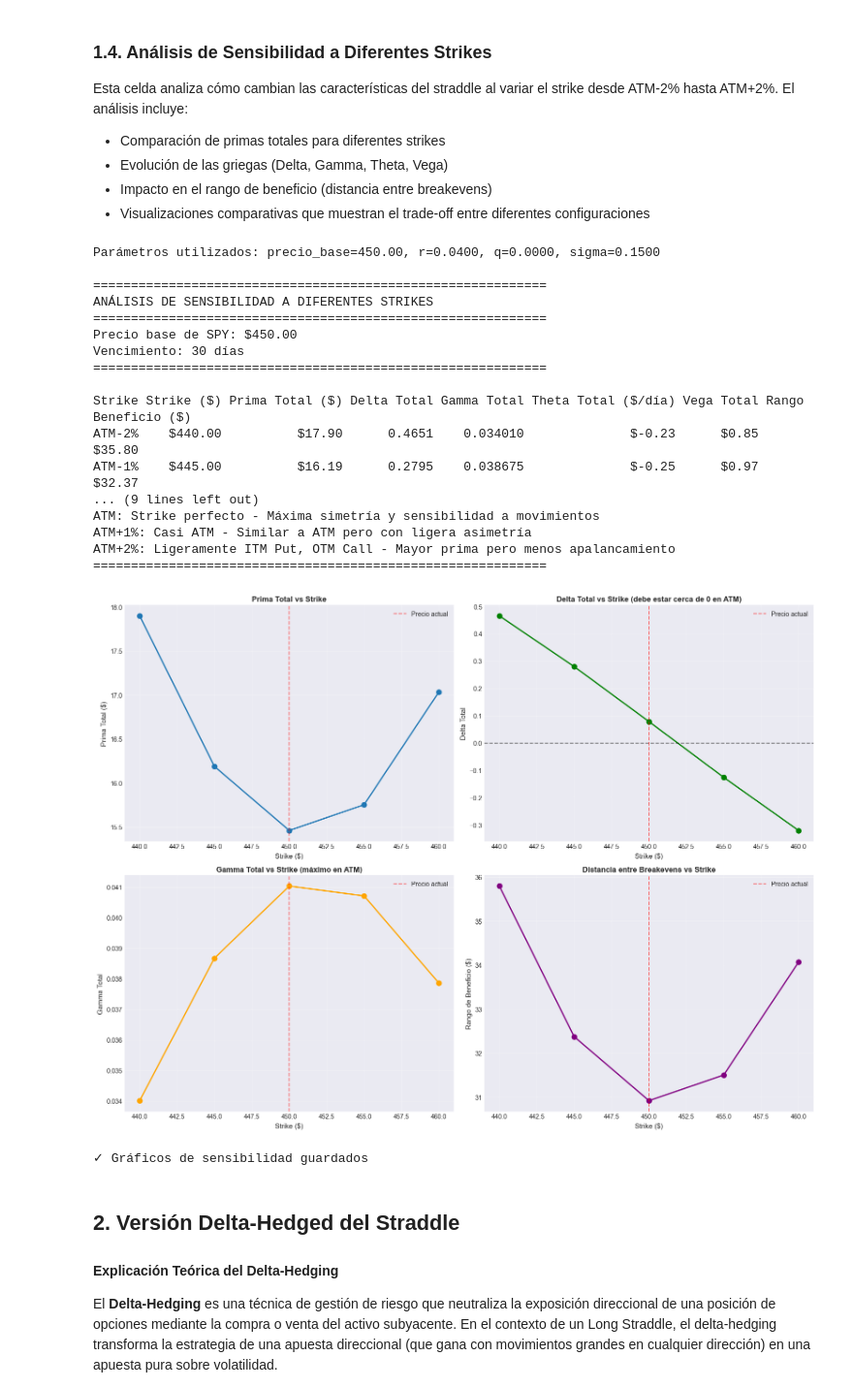
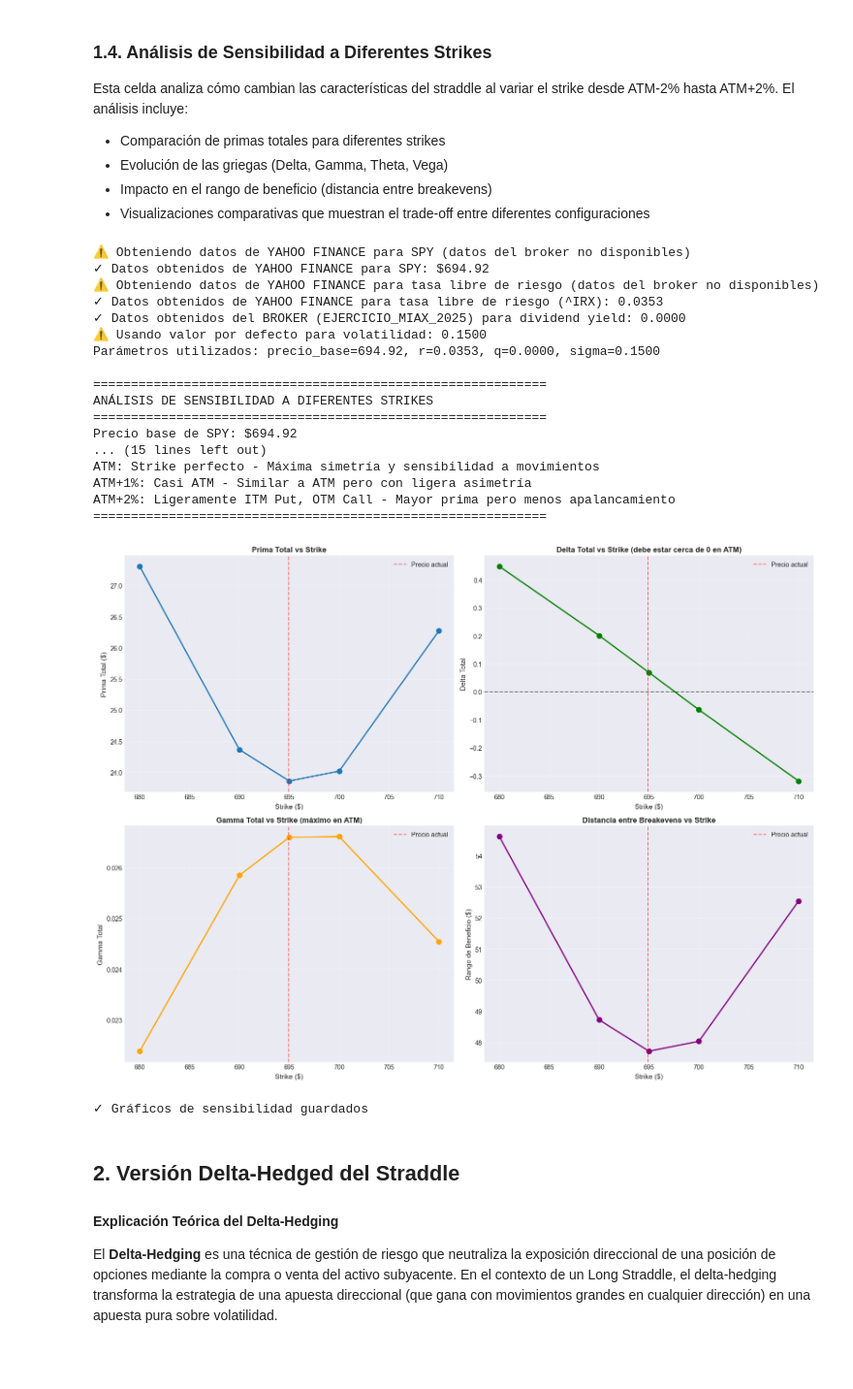
Before and after one commit to Romequinco/TAREA_DERIVADOS, a Jupyter notebook: notebook_principal_yf.ipynb, the cells around one changed output. Shown at 97% size. Drawn from its saved outputs; the diff is of its cells as text; code cells hidden in the pictures; blank space fills up the shorter version.

```diff
--- a/notebook_principal_yf.ipynb
+++ b/notebook_principal_yf.ipynb
@@ -461,18 +456,13 @@ if 'implied_vol_bisect' not in dir():
 if 'get_risk_free_rate_yahoo' not in dir():
     def get_risk_free_rate_yahoo(default: float = 0.045) -> float:
         """
-        Obtiene tasa libre de riesgo (compatible con código original).
-        Por defecto retorna el valor por defecto.
+        Obtiene tasa libre de riesgo: PRIMERO intenta del broker, luego yahoo finance.
+        Esta función es un wrapper de obtener_tasa_libre_riesgo_broker_o_yf para compatibilidad.
         """
-        try:
-            import yfinance as yf
-            tnx = yf.Ticker("^TNX")
-            rate = tnx.history(period="1d")['Close'].iloc[-1] / 100
-            return rate
-        except:
-            return default
+        # Usar función helper que implementa la normativa: BROKER → YAHOO FINANCE
+        return obtener_tasa_libre_riesgo_broker_o_yf(default=default)
 
-    print(" Función get_risk_free_rate_yahoo() definida (compatible)")
+    print(" Función get_risk_free_rate_yahoo() definida (compatible - usa BROKER → YAHOO FINANCE)")
 
 print("\n[OK] Todas las funciones compatibles están disponibles.")
 print("   Puedes continuar con los objetivos faltantes.\n")
@@ -5728,10 +6604,30 @@ import math
 
 try:
     # Obtener valores, con validación de NaN
-    precio_base_temp = S if 'S' in dir() else 450.0
-    r_base_temp = r if 'r' in dir() else 0.05
-    q_base_temp = q if 'q' in dir() else 0.0
-    sigma_base_temp = sigma if 'sigma' in dir() else 0.15
+    # Obtener parámetros siguiendo jerarquía: PRIMERO notebook EJERCICIO_MIAX_2025, luego valores por defecto
+    precio_base_temp = obtener_precio_spy_broker_o_yf(ticker='SPY', default=450.0)
+    r_base_temp = obtener_tasa_libre_riesgo_broker_o_yf(default=0.05)
+
+    # Para q y sigma, intentar del notebook primero
+    try:
+        if 'q' in dir() and q is not None:
+            q_base_temp = float(q)
+            print(f"✓ Datos obtenidos del BROKER (EJERCICIO_MIAX_2025) para dividend yield: {q_base_temp:.4f}")
+        else:
+            q_base_temp = 0.0
+            print(f"⚠ Usando valor por defecto para dividend yield: {q_base_temp:.4f}")
+    except:
+        q_base_temp = 0.0
+
+    try:
+        if 'sigma' in dir() and sigma is not None:
+            sigma_base_temp = float(sigma)
+            print(f"✓ Datos obtenidos del BROKER (EJERCICIO_MIAX_2025) para volatilidad: {sigma_base_temp:.4f}")
+        else:
+            sigma_base_temp = 0.15
+            print(f"⚠ Usando valor por defecto para volatilidad: {sigma_base_temp:.4f}")
+    except:
+        sigma_base_temp = 0.15
 
     # Validar que sean números finitos y válidos
     precio_base = precio_base_temp if (math.isfinite(precio_base_temp) and precio_base_temp > 0) else 450.0
@@ -5868,43 +6764,43 @@ ax.axvline(precio_base, color='r', linestyle='--', alpha=0.5, label='Precio actu
 ax.set_xlabel('Strike ($)', fontsize=11)
 ax.set_ylabel('Gamma Total', fontsize=11)
 ax.set_title('Gamma Total vs Strike (máximo en ATM)', fontsize=12, fontweight='bold')
 ax.legend()
 ax.grid(True, alpha=0.3)
 
 # Gráfico 4: Rango de Beneficio vs Strike
 ax = axes[1, 1]
 ax.plot(df_sensibilidad['Strike_Valor'], df_sensibilidad['Rango_Beneficio'], 'o-', linewidth=2, markersize=8, color='purple')
 ax.axvline(precio_base, color='r', linestyle='--', alpha=0.5, label='Precio actual')
 ax.set_xlabel('Strike ($)', fontsize=11)
 ax.set_ylabel('Rango de Beneficio ($)', fontsize=11)
 ax.set_title('Distancia entre Breakevens vs Strike', fontsize=12, fontweight='bold')
 ax.legend()
 ax.grid(True, alpha=0.3)
 
 plt.tight_layout()
 plt.savefig('images/straddle_sensibilidad_strikes.png', dpi=300, bbox_inches='tight')
 plt.show()
 
 print(f"✓ Gráficos de sensibilidad guardados")
 # %% [output]
-Parámetros utilizados: precio_base=450.00, r=0.0400, q=0.0000, sigma=0.1500
+⚠ Obteniendo datos de YAHOO FINANCE para SPY (datos del broker no disponibles)
+✓ Datos obtenidos de YAHOO FINANCE para SPY: $694.92
+⚠ Obteniendo datos de YAHOO FINANCE para tasa libre de riesgo (datos del broker no disponibles)
+✓ Datos obtenidos de YAHOO FINANCE para tasa libre de riesgo (^IRX): 0.0353
+✓ Datos obtenidos del BROKER (EJERCICIO_MIAX_2025) para dividend yield: 0.0000
+⚠ Usando valor por defecto para volatilidad: 0.1500
+Parámetros utilizados: precio_base=694.92, r=0.0353, q=0.0000, sigma=0.1500
 
 ============================================================
 ANÁLISIS DE SENSIBILIDAD A DIFERENTES STRIKES
 ============================================================
-Precio base de SPY: $450.00
-Vencimiento: 30 días
-============================================================
-
-Strike Strike ($) Prima Total ($) Delta Total Gamma Total Theta Total ($/día) Vega Total Rango Beneficio ($)
-ATM-2%    $440.00          $17.90      0.4651    0.034010              $-0.23      $0.85              $35.80
-ATM-1%    $445.00          $16.19      0.2795    0.038675              $-0.25      $0.97              $32.37
-... (9 lines left out)
+Precio base de SPY: $694.92
+... (15 lines left out)
 ATM: Strike perfecto - Máxima simetría y sensibilidad a movimientos
 ATM+1%: Casi ATM - Similar a ATM pero con ligera asimetría
 ATM+2%: Ligeramente ITM Put, OTM Call - Mayor prima pero menos apalancamiento
 ============================================================
-[figure, old version]
+[figure, new version]
 ✓ Gráficos de sensibilidad guardados
 # %% [markdown]
 ## 2. Versión Delta-Hedged del Straddle
```
Also changed, not shown: parts of 45 cells of this notebook, 10 other files.
